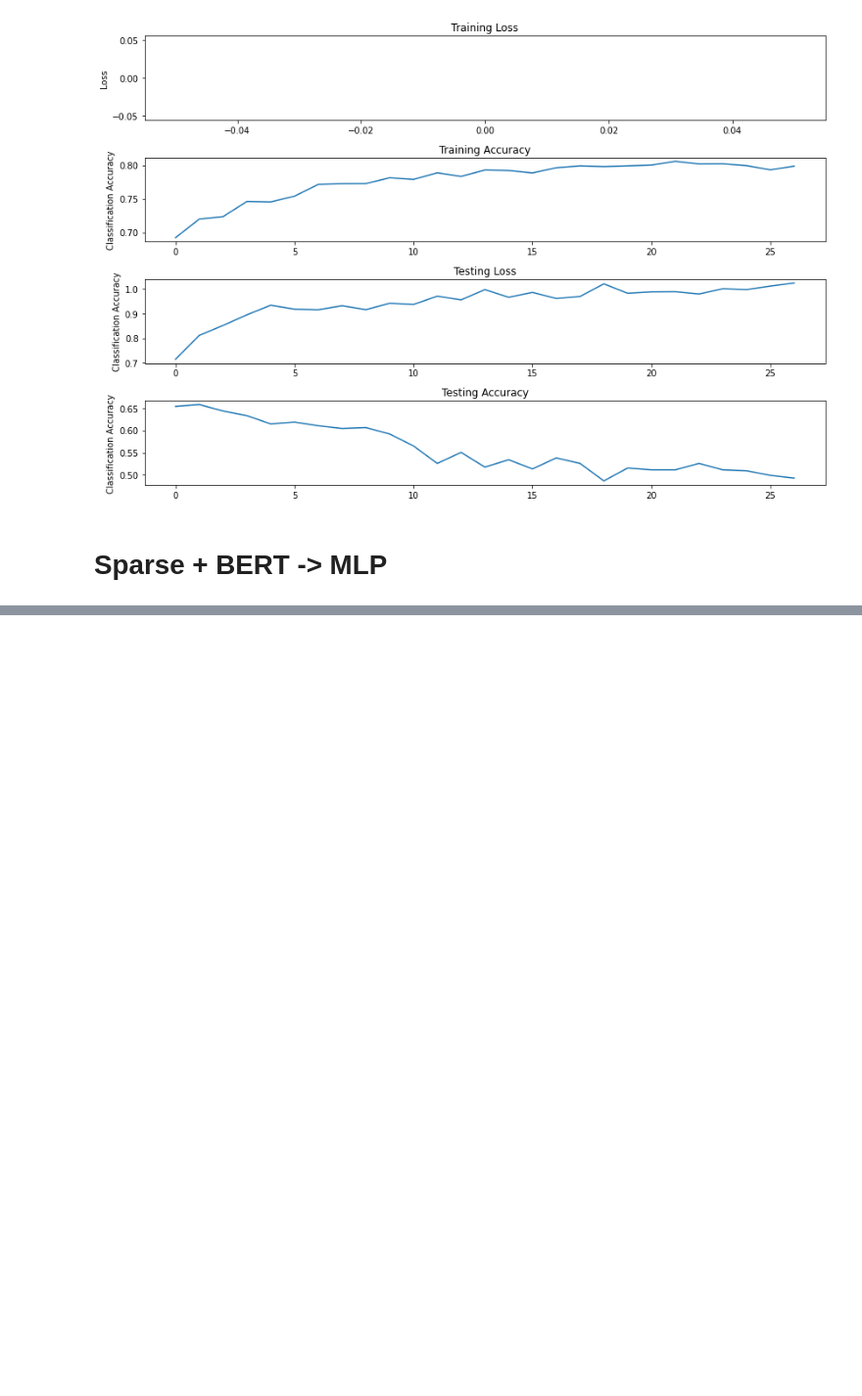
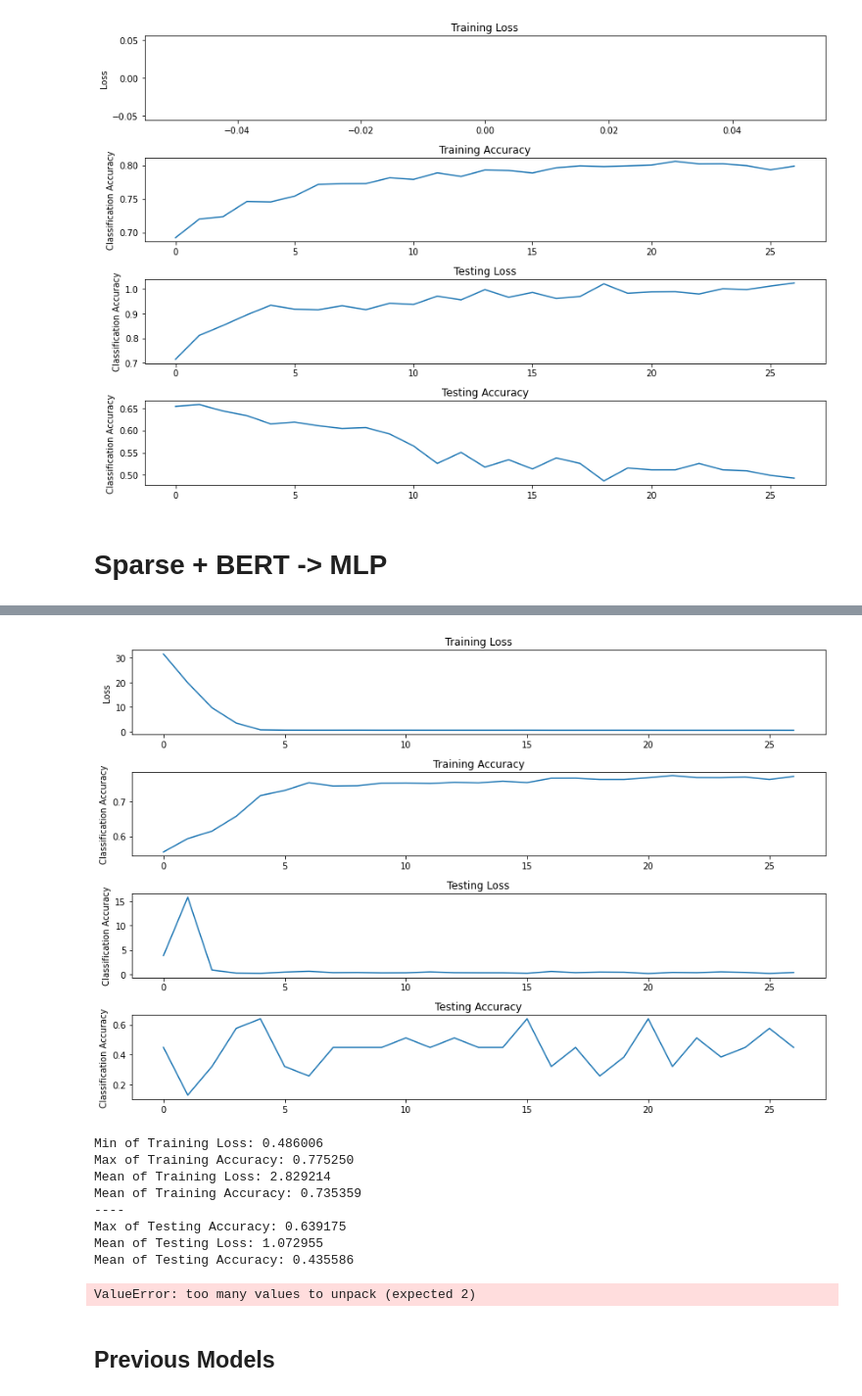
Before and after one commit to zzunebye/Capstone-code-data, a Jupyter notebook: _CLF_MLP.ipynb, the cells around one changed output, grey strips where cells are left out. Shown at 98% size. Drawn from its saved outputs; the diff is of its cells as text; code cells hidden in the pictures; blank space fills up the shorter version.

```diff
--- a/_CLF_MLP.ipynb
+++ b/_CLF_MLP.ipynb
@@ -811,0 +976,17 @@ clf_report(train_loss, train_acc, val_loss_list, val_acc)
+# %%
+set_seed(42)
+model_bertsparse = BERT_sparse_net2()
+criterion = nn.BCEWithLogitsLoss()
+# optimizer = optim.SGD(model.parameters(), lr=0.001, momentum=0.9)
+optimizer = optim.Adam(model_bertsparse.parameters(), lr=5e-5,eps=1e-8, weight_decay=1e-6)
+# scheduler = lr_scheduler.ExponentialLR(optimizer, gamma= 0.99)
+train_loss = []
+train_accuracy = []
+
+epochs = 40
+
+PATH = "./Model/state_dict_temp.pt"
+
+scheduler = get_linear_schedule_with_warmup(optimizer,
+                                            num_warmup_steps=0,  # Default value
+                                            num_training_steps=total_steps)
@@ -811,0 +1130,2 @@ clf_report(train_loss, train_acc, val_loss_list, val_acc)
+# %%
+train_acc, train_loss, val_acc, val_loss_list = train3(model=model_bertsparse, num_epochs=epochs, criterion=criterion, optimizer=optimizer, train_loader=train_dataloader, train_size=train_size, test_loader=test_dataloader, test_size=test_size, PATH=PATH)
@@ -811,0 +1150,18 @@ clf_report(train_loss, train_acc, val_loss_list, val_acc)
+# %%
+clf_report(train_loss, train_acc, val_loss_list, val_acc)
+# %% [output]
+[figure, added]
+Min of Training Loss: 0.486006
+Max of Training Accuracy: 0.775250
+Mean of Training Loss: 2.829214
+Mean of Training Accuracy: 0.735359
+----
+Max of Testing Accuracy: 0.639175
+Mean of Testing Loss: 1.072955
+Mean of Testing Accuracy: 0.435586
+# %%
+predict(model_bertsparse, criterion, test_dataloader, test_size)
+# %% [output]
+ValueError: too many values to unpack (expected 2)
+# %% [markdown]
+## Previous Models
```
Also changed, not shown: parts of 36 cells of this notebook, 1 other file.
